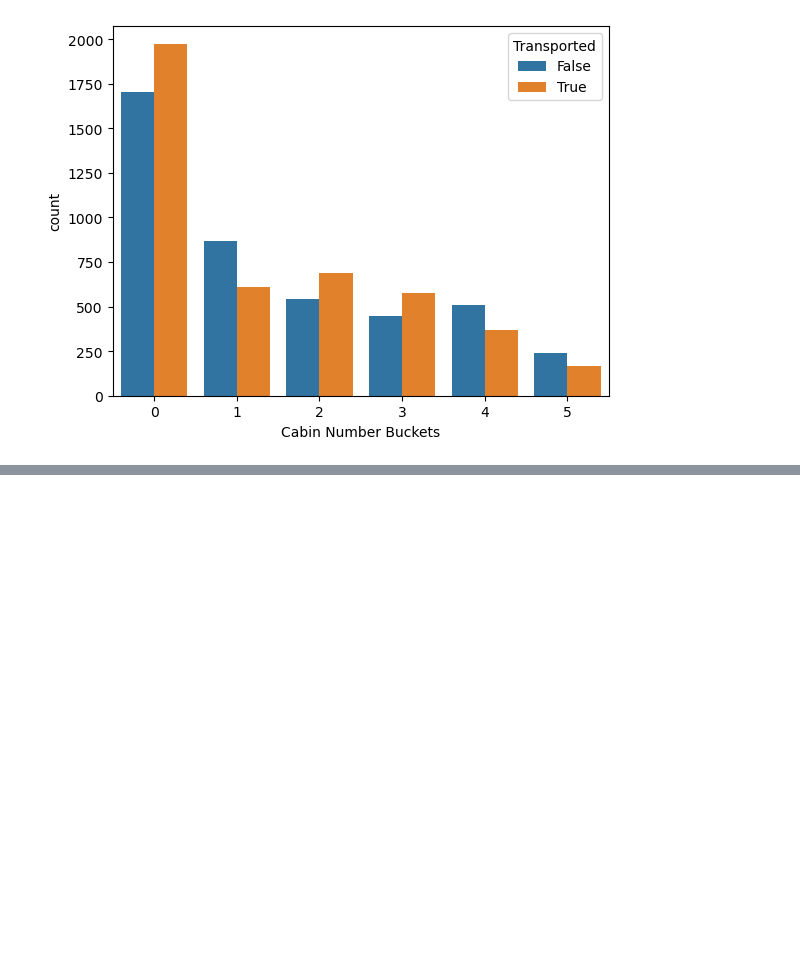
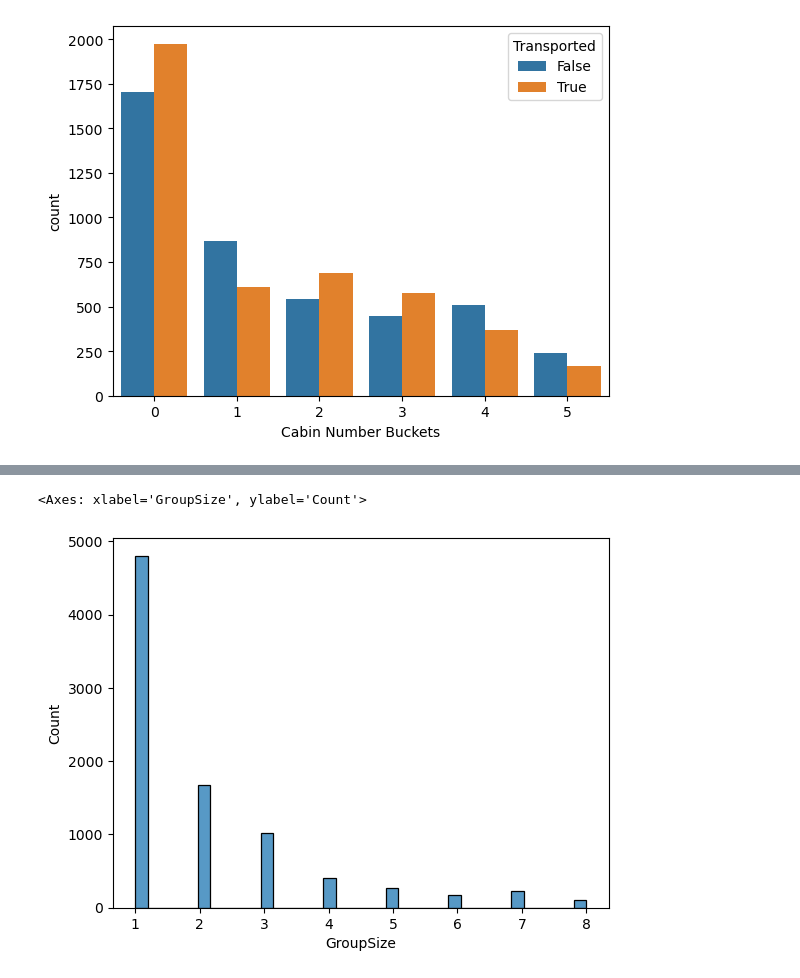
Before and after one commit to gustavossbarros/Ironhack_Final_Project_Spaceship_Titanic, a Jupyter notebook: deliverables/Final Bootcamp Project - Spaceship Titanic.ipynb, the cells around one changed output, grey strips where cells are left out. Saved outputs shown, nothing was run; the diff lists cells and outputs as text; code cells hidden in the pictures; blank space fills up the shorter version.

```diff
--- a/deliverables/Final Bootcamp Project - Spaceship Titanic.ipynb
+++ b/deliverables/Final Bootcamp Project - Spaceship Titanic.ipynb
@@ -369,0 +392,5 @@ train_data
+# %%
+sns.histplot(train_data['GroupSize'])
+# %% [output]
+<Axes: xlabel='GroupSize', ylabel='Count'>
+[figure, added]
```
Also changed, not shown: parts of 21 cells of this notebook.
